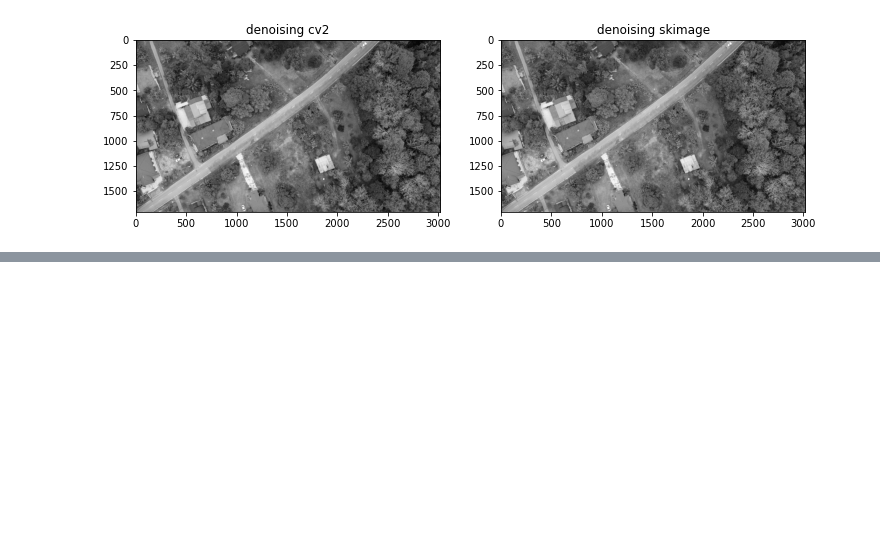
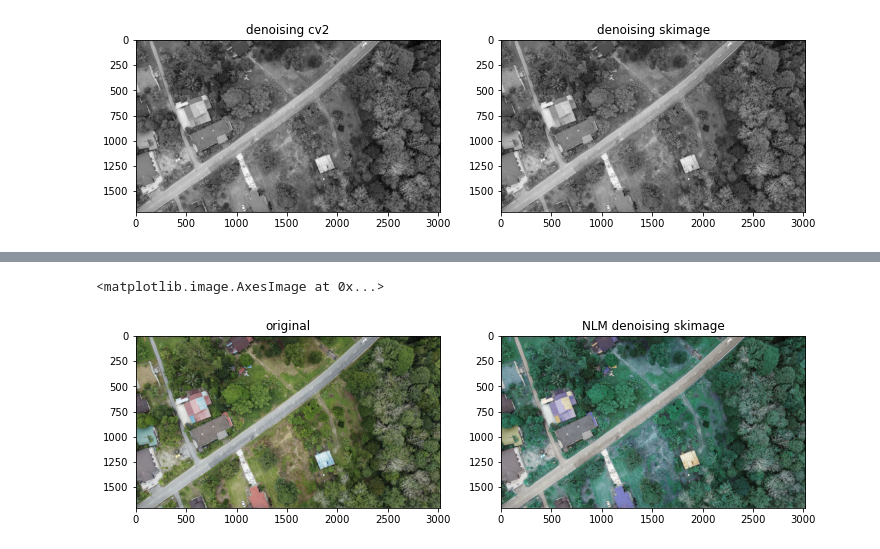
Before and after one commit to jolous/image_processing, a Jupyter notebook: 13. denoising/denoising.ipynb, the cells around one changed output, grey strips where cells are left out. Cells and saved outputs as stored; diff of their text form; code cells hidden in the pictures; blank space fills up the shorter version.

```diff
--- a/13. denoising/denoising.ipynb
+++ b/13. denoising/denoising.ipynb
@@ -27,0 +98,35 @@ plt.imshow(gaussian_using_skimage, cmap='gray')
+# %%
+# Denoising using Non-local means (NLM) filter
+import cv2
+import numpy as np
+from skimage import img_as_ubyte
+from skimage import io, img_as_float
+from skimage.restoration import denoise_nl_means, estimate_sigma
+
+# denoise_nl_means will work on color and grayscale
+img = img_as_float(io.imread('../sample/1.png', as_gray=False))
+
+# estimate sigma from image instead of guessing
+sigma_est = np.mean(estimate_sigma(img, multichannel=True))
+
+denoise_img = denoise_nl_means(img, h=1.15*sigma_est, fast_mode=True,
+                              patch_size=5, patch_distance=3, multichannel=True)
+
+# convert float to 8 byte
+img_as_8byte = img_as_ubyte(img)
+denoise_img_as_8byte = img_as_ubyte(img_as_8byte)
+original_img = cv2.cvtColor(img_as_8byte, cv2.COLOR_BGR2RGB)
+final_denoised_img = cv2.cvtColor(denoise_img_as_8byte, cv2.COLOR_BGR2RGB)
+
+plt.figure(figsize=(12,6))
+
+plt.subplot(121) # 1 row 2 columns
+plt.title('original')
+plt.imshow(img)
+
+plt.subplot(122)
+plt.title('NLM denoising skimage')
+plt.imshow(final_denoised_img)
+# %% [output]
+<matplotlib.image.AxesImage at 0x...>
+[figure, added]
```
Also changed, not shown: parts of 5 cells of this notebook.
